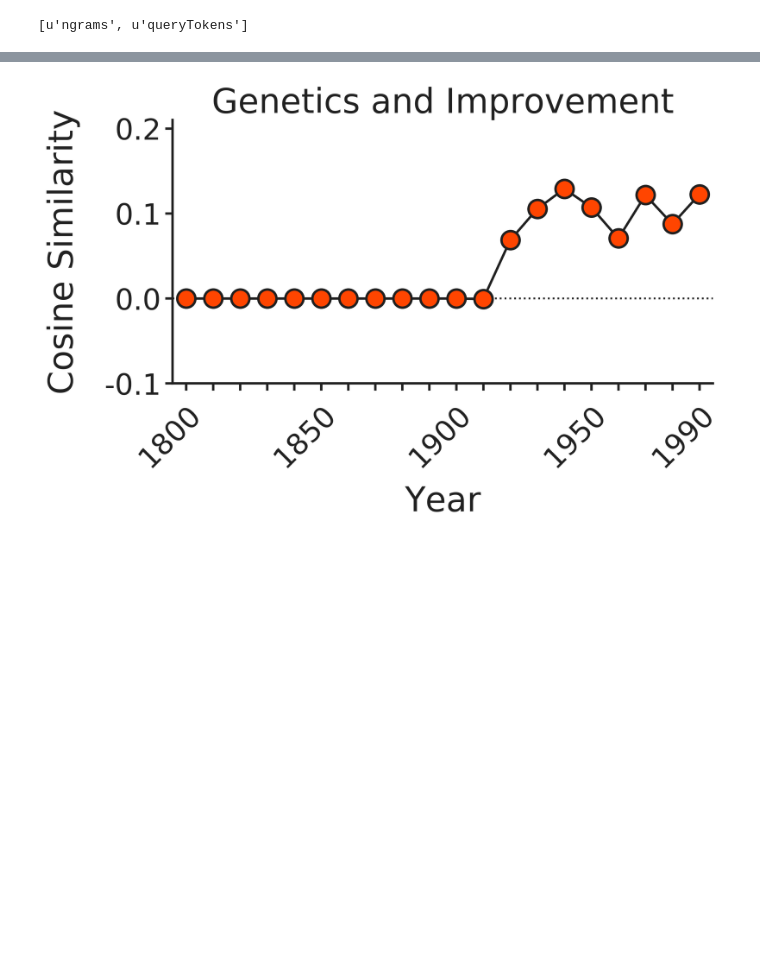
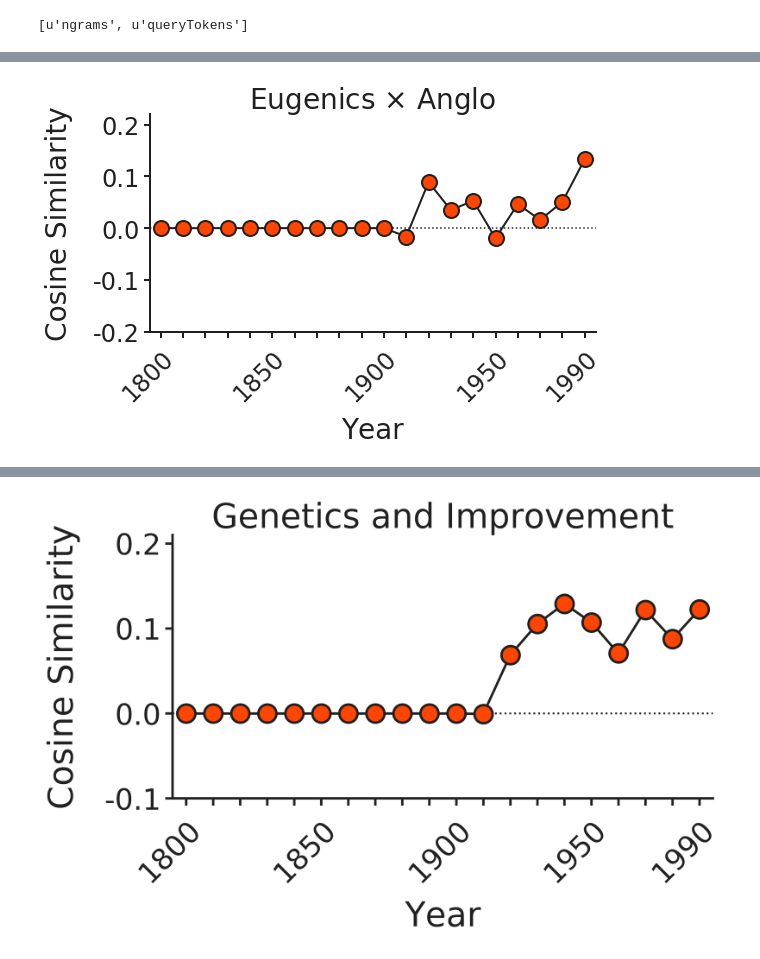
Before and after one commit to robertnward/histwords, a Jupyter notebook: eugenics_diachronic.ipynb, the cells around one changed output, grey strips where cells are left out. Saved outputs shown, nothing was run; the diff lists cells and outputs as text; code cells hidden in the pictures; blank space fills up the shorter version.

```diff
--- a/eugenics_diachronic.ipynb
+++ b/eugenics_diachronic.ipynb
@@ -192,0 +231,4 @@ embeddings_coha = SequentialEmbedding.load("embeddings/coha-word", range(1800, 2
+# %%
+plotDiachronicSimilarity('eugenics','anglo',embeddings_all,'orangered')
+# %% [output]
+[figure, added]
```
Also changed, not shown: parts of 19 cells of this notebook, 27 other files.
